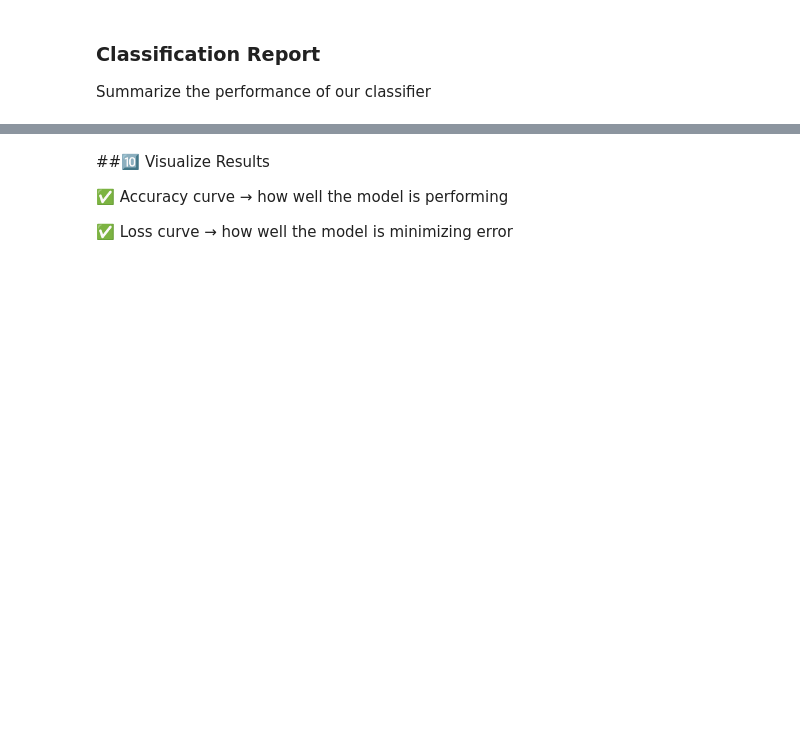
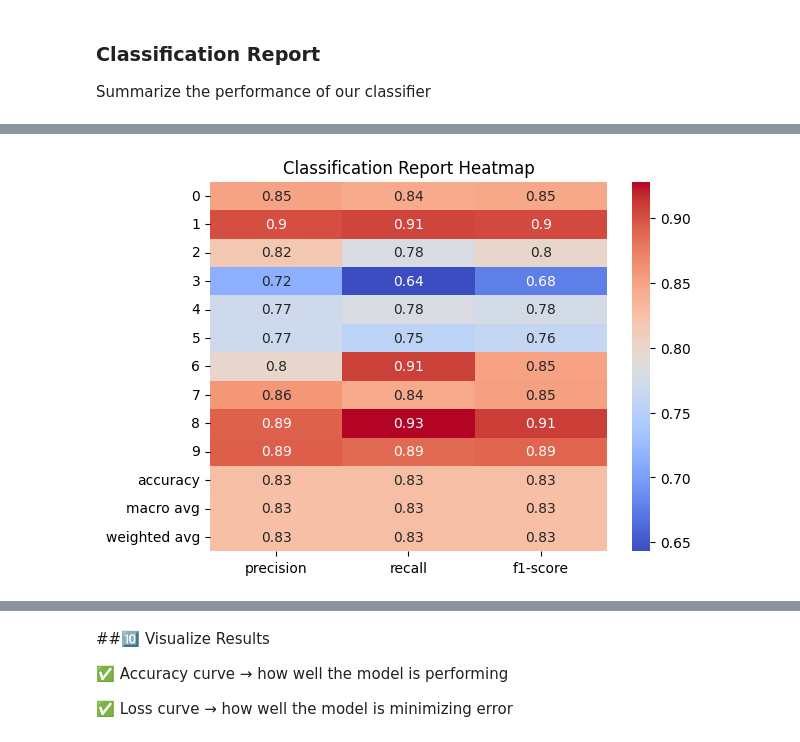
Before and after one commit to torifinch/ImageClassification_ComputerVision, a Jupyter notebook: Cifar10_CVProject.ipynb, the cells around one changed output, grey strips where cells are left out. Cells and saved outputs as stored; diff of their text form; code cells hidden in the pictures; blank space fills up the shorter version.

```diff
--- a/Cifar10_CVProject.ipynb
+++ b/Cifar10_CVProject.ipynb
@@ -443,0 +482,10 @@ weighted avg       0.61      0.61      0.61     10000
+# %%
+from sklearn.metrics import classification_report
+import seaborn as sns
+
+report = classification_report(true_classes, pred_classes, output_dict=True)
+sns.heatmap(pd.DataFrame(report).iloc[:-1, :].T, annot=True, cmap='coolwarm')
+plt.title("Classification Report Heatmap")
+plt.show()
+# %% [output]
+[figure, added]
```
Also changed, not shown: parts of 32 cells of this notebook.
